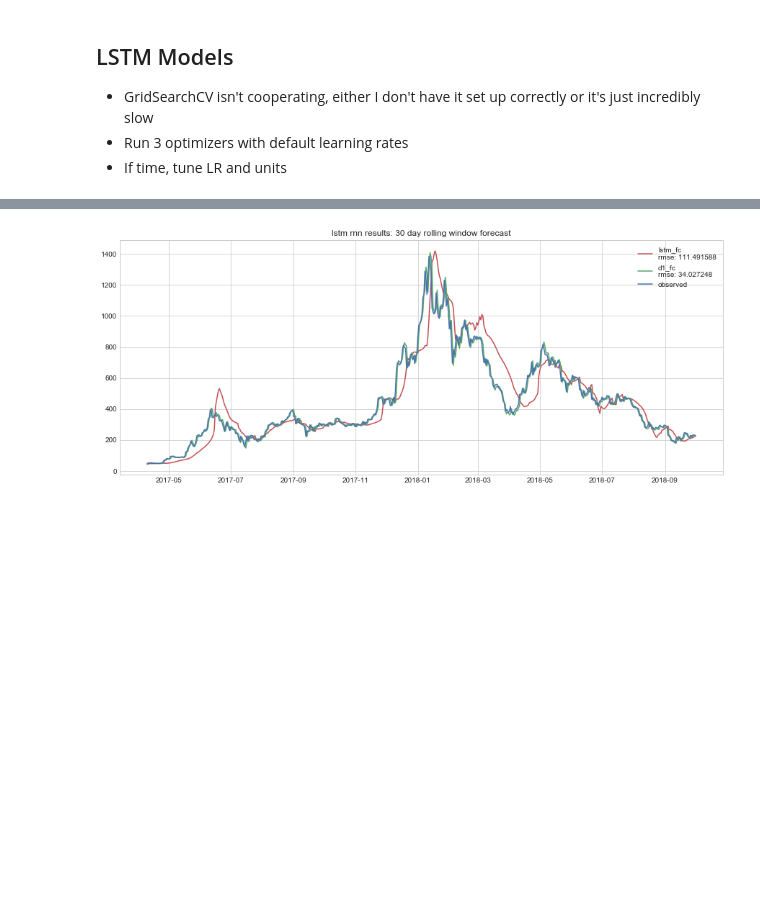
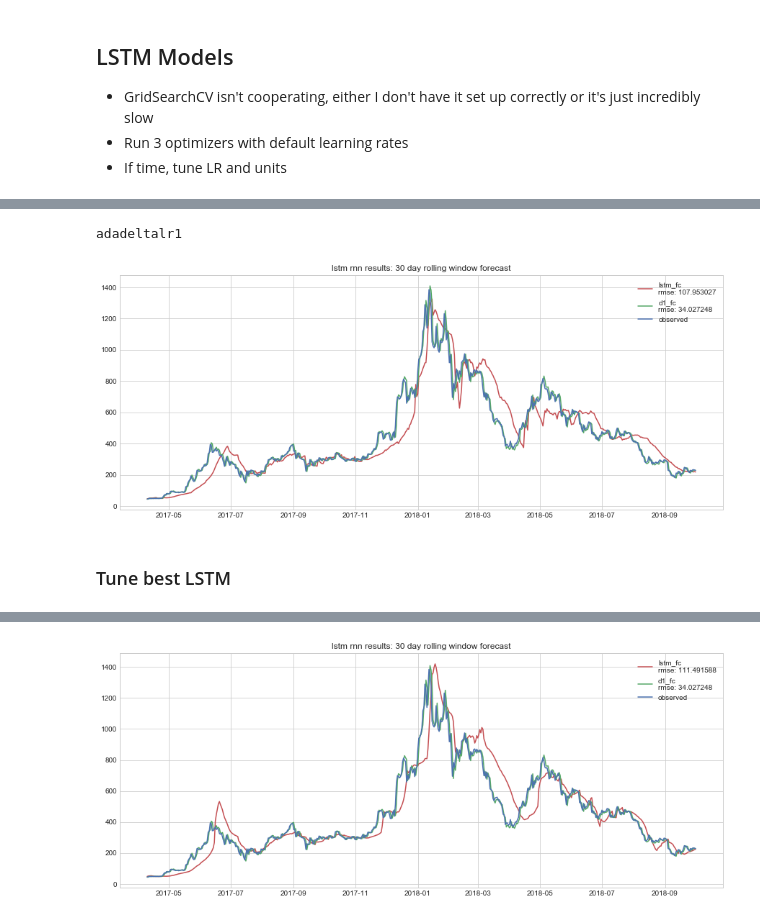
Before and after one commit to brianmcguckin/thinkful_final_capstone, a Jupyter notebook: Ethereum Time Series Analysis.ipynb, the cells around one changed output, grey strips where cells are left out. Drawn from its saved outputs; the diff is of its cells as text; code cells hidden in the pictures; blank space fills up the shorter version.

```diff
--- a/Ethereum Time Series Analysis.ipynb
+++ b/Ethereum Time Series Analysis.ipynb
@@ -864,3 +864,8 @@ grid = GridSearchCV(
 - GridSearchCV isn't cooperating, either I don't have it set up correctly or it's just incredibly slow
 - Run 3 optimizers with default learning rates
 - If time, tune LR and units
+# %%
+def lstm_rmse(preds):
+    rmse = np.sqrt(mean_squared_error(ts.eth_close.values[-len(preds):],
+                                      np.array(preds).reshape(len(preds),)))
+    return rmse
@@ -866,0 +1015,42 @@ grid = GridSearchCV(
+# %%
+print(min(lstm_results, key=lstm_results.get))
+# %% [output]
+adadeltalr1
+# %%
+# compare best LSTM to same set of forecasts from ARIMA
+best_lstm = adadeltalr1
+
+# exclude arima predicted values that aren't predicted by lstm
+d1_fc_rmse = np.sqrt(mean_squared_error(
+    ts.eth_close.values[-len(best_lstm):], d1_fc[0][-len(best_lstm):]))
+
+fig, ax = plt.subplots(figsize=(15,6))
+# lstm forecast
+ax.plot(
+    ts.eth_close[-len(best_lstm):].index,
+    np.array(best_lstm).reshape(idx_slc,),
+    label="lstm_fc\nrmse: {:.6f}".format(lstm_rmse(best_lstm)),
+    c=colors[2]
+)
+# arima forecast
+ax.plot(
+    ts.eth_close[-len(best_lstm):].index,
+    d1_fc[0][-len(best_lstm):],
+    label="d1_fc\nrmse: {:.6f}".format(d1_fc_rmse),
+    c=colors[1]
+)
+# observed
+ax.plot(
+    ts.eth_close[-len(best_lstm):].index,
+    ts.eth_close.values[-len(best_lstm):],
+    label="observed",
+    c=colors[0]
+)
+plt.setp(ax.lines, linewidth=1.5)
+plt.title("lstm rnn results: {} day rolling window forecast".format(window))
+plt.legend()
+plt.show()
+# %% [output]
+[figure, added]
+# %% [markdown]
+### Tune best LSTM
```
Also changed, not shown: parts of 9 cells of this notebook.
